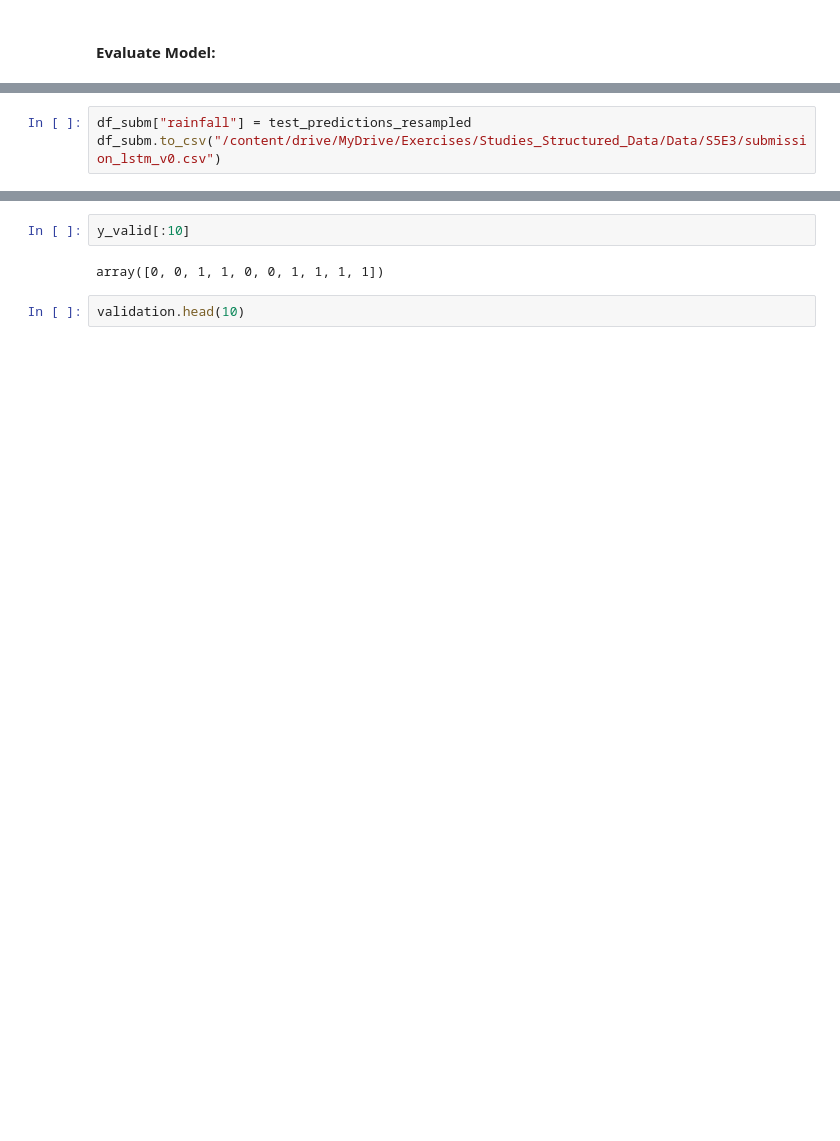
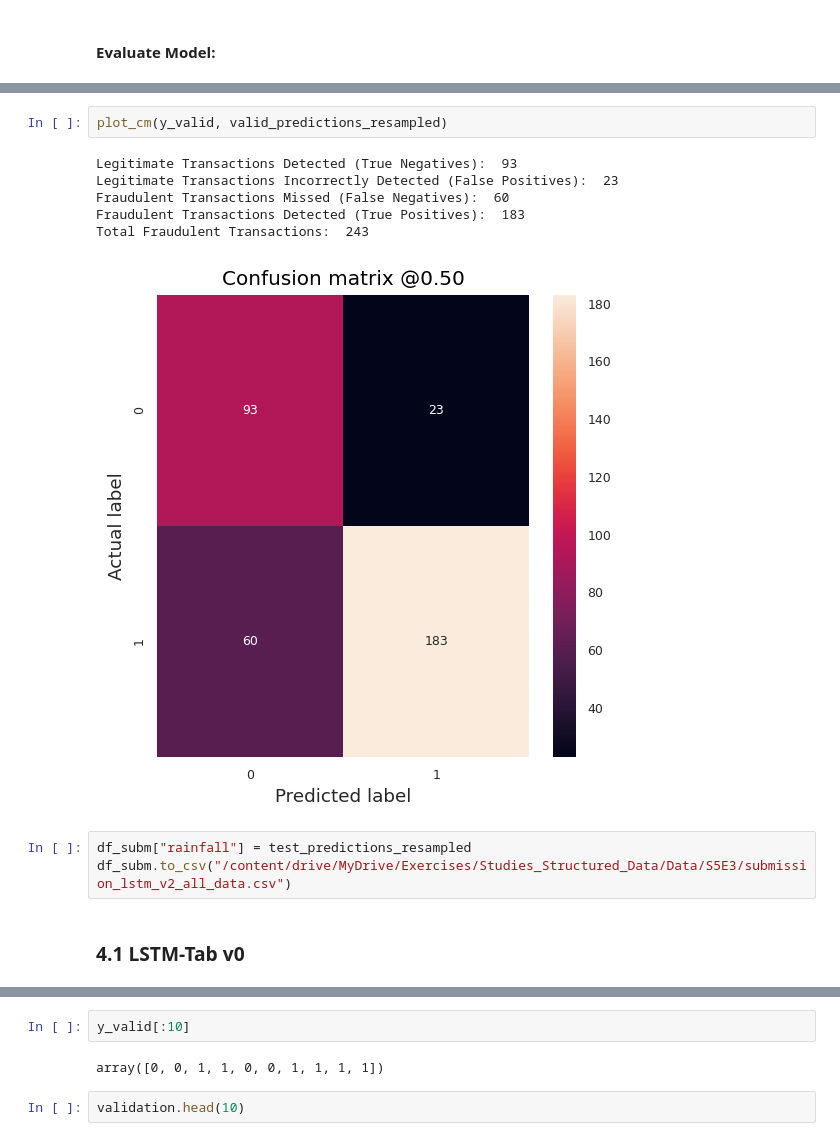
Before and after one commit to fabriziobasso/Colab_backup, a Jupyter notebook: rain_v1.ipynb, the cells around one changed output, grey strips where cells are left out. Drawn from its saved outputs; the diff is of its cells as text; blank space fills up the shorter version.

```diff
--- a/rain_v1.ipynb
+++ b/rain_v1.ipynb
@@ -723,3 +711,14 @@ Total Fraudulent Transactions:  243
+# %%
+plot_cm(y_valid, valid_predictions_resampled)
+# %% [output]
+Legitimate Transactions Detected (True Negatives):  93
+Legitimate Transactions Incorrectly Detected (False Positives):  23
+Fraudulent Transactions Missed (False Negatives):  60
+Fraudulent Transactions Detected (True Positives):  183
+Total Fraudulent Transactions:  243
+[figure, added]
 # %%
 df_subm["rainfall"] = test_predictions_resampled
-df_subm.to_csv("/content/drive/MyDrive/Exercises/Studies_Structured_Data/Data/S5E3/submission_lstm_v0.csv")
+df_subm.to_csv("/content/drive/MyDrive/Exercises/Studies_Structured_Data/Data/S5E3/submission_lstm_v2_all_data.csv")
+# %% [markdown]
+### 4.1 LSTM-Tab v0
```
Also changed, not shown: parts of 33 cells of this notebook.
